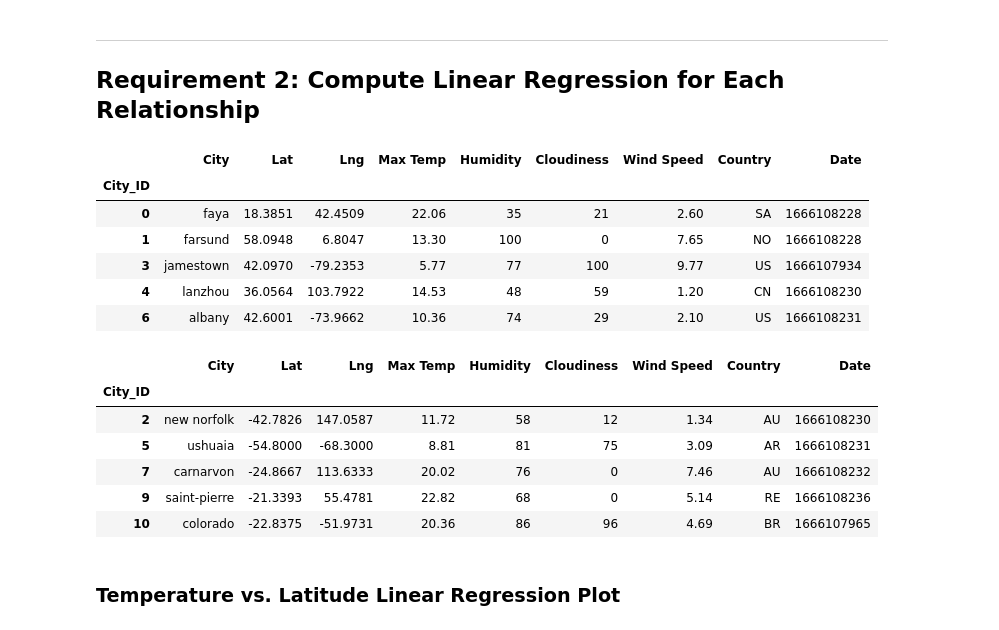
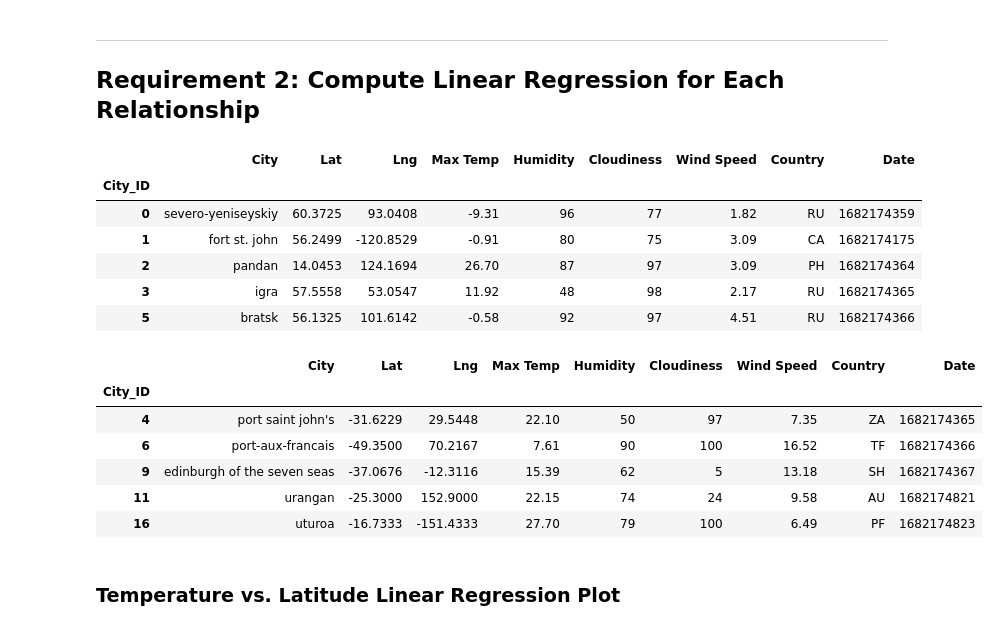
Before and after one commit to fliggopolis/python-api-challenge, a Jupyter notebook: WeatherPy/WeatherPy.ipynb, the cells around one changed output. Cells and saved outputs as stored; diff of their text form; code cells hidden in the pictures.

```diff
--- a/WeatherPy/WeatherPy.ipynb
+++ b/WeatherPy/WeatherPy.ipynb
@@ -231,3 +231,8 @@ city_data_df.head()
 ### Create the Scatter Plots Requested
 
 #### Latitude Vs. Temperature
+# %%
+#convert temperature to Celsius
+def temp_conversion(x):
+    return (x - 273)
+city_data_df['Max Temp'] = city_data_df['Max Temp'].apply(temp_conversion)
@@ -303,30 +348,30 @@ plt.show()
 # %%
 # Create a DataFrame with the Northern Hemisphere data (Latitude >= 0)
-# YOUR CODE HERE
+northern_hemi_df = city_data_df.loc[city_data_df['Lat'] > 0]
 
 # Display sample data
 northern_hemi_df.head()
 # %% [output]
 |  | City | Lat | Lng | Max Temp | Humidity | Cloudiness | Wind Speed | Country | Date |
 | City_ID |  |  |  |  |  |  |  |  |  |
-| 0 | faya | 18.3851 | 42.4509 | 22.06 | 35 | 21 | 2.60 | SA | 1666108228 |
-| 1 | farsund | 58.0948 | 6.8047 | 13.30 | 100 | 0 | 7.65 | NO | 1666108228 |
-| 3 | jamestown | 42.0970 | -79.2353 | 5.77 | 77 | 100 | 9.77 | US | 1666107934 |
-| 4 | lanzhou | 36.0564 | 103.7922 | 14.53 | 48 | 59 | 1.20 | CN | 1666108230 |
-| 6 | albany | 42.6001 | -73.9662 | 10.36 | 74 | 29 | 2.10 | US | 1666108231 |
+| 0 | severo-yeniseyskiy | 60.3725 | 93.0408 | -9.31 | 96 | 77 | 1.82 | RU | 1682174359 |
+| 1 | fort st. john | 56.2499 | -120.8529 | -0.91 | 80 | 75 | 3.09 | CA | 1682174175 |
+| 2 | pandan | 14.0453 | 124.1694 | 26.70 | 87 | 97 | 3.09 | PH | 1682174364 |
+| 3 | igra | 57.5558 | 53.0547 | 11.92 | 48 | 98 | 2.17 | RU | 1682174365 |
+| 5 | bratsk | 56.1325 | 101.6142 | -0.58 | 92 | 97 | 4.51 | RU | 1682174366 |
 # %%
 # Create a DataFrame with the Southern Hemisphere data (Latitude < 0)
-# YOUR CODE HERE
+southern_hemi_df = city_data_df[city_data_df['Lat']< 0]
 
 # Display sample data
 southern_hemi_df.head()
 # %% [output]
 |  | City | Lat | Lng | Max Temp | Humidity | Cloudiness | Wind Speed | Country | Date |
 | City_ID |  |  |  |  |  |  |  |  |  |
-| 2 | new norfolk | -42.7826 | 147.0587 | 11.72 | 58 | 12 | 1.34 | AU | 1666108230 |
-| 5 | ushuaia | -54.8000 | -68.3000 | 8.81 | 81 | 75 | 3.09 | AR | 1666108231 |
-| 7 | carnarvon | -24.8667 | 113.6333 | 20.02 | 76 | 0 | 7.46 | AU | 1666108232 |
-| 9 | saint-pierre | -21.3393 | 55.4781 | 22.82 | 68 | 0 | 5.14 | RE | 1666108236 |
-| 10 | colorado | -22.8375 | -51.9731 | 20.36 | 86 | 96 | 4.69 | BR | 1666107965 |
+| 4 | port saint john's | -31.6229 | 29.5448 | 22.10 | 50 | 97 | 7.35 | ZA | 1682174365 |
+| 6 | port-aux-francais | -49.3500 | 70.2167 | 7.61 | 90 | 100 | 16.52 | TF | 1682174366 |
+| 9 | edinburgh of the seven seas | -37.0676 | -12.3116 | 15.39 | 62 | 5 | 13.18 | SH | 1682174367 |
+| 11 | urangan | -25.3000 | 152.9000 | 22.15 | 74 | 24 | 9.58 | AU | 1682174821 |
+| 16 | uturoa | -16.7333 | -151.4333 | 27.70 | 79 | 100 | 6.49 | PF | 1682174823 |
 # %% [markdown]
 ###  Temperature vs. Latitude Linear Regression Plot
```
Also changed, not shown: parts of 31 cells of this notebook, 4 other files.
